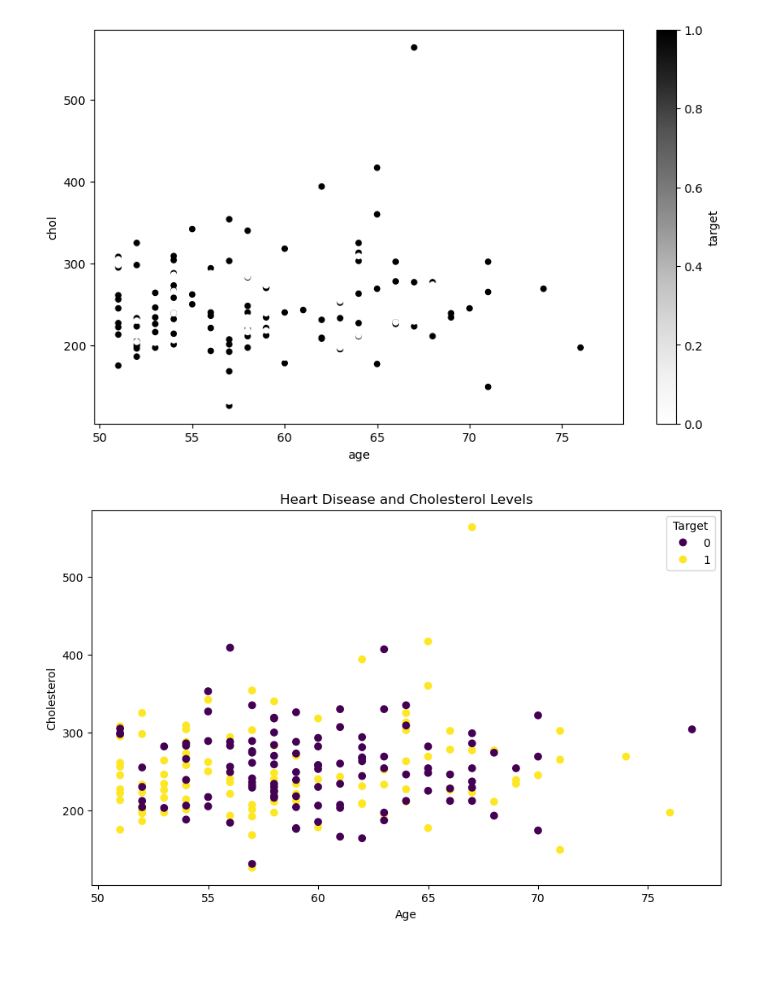
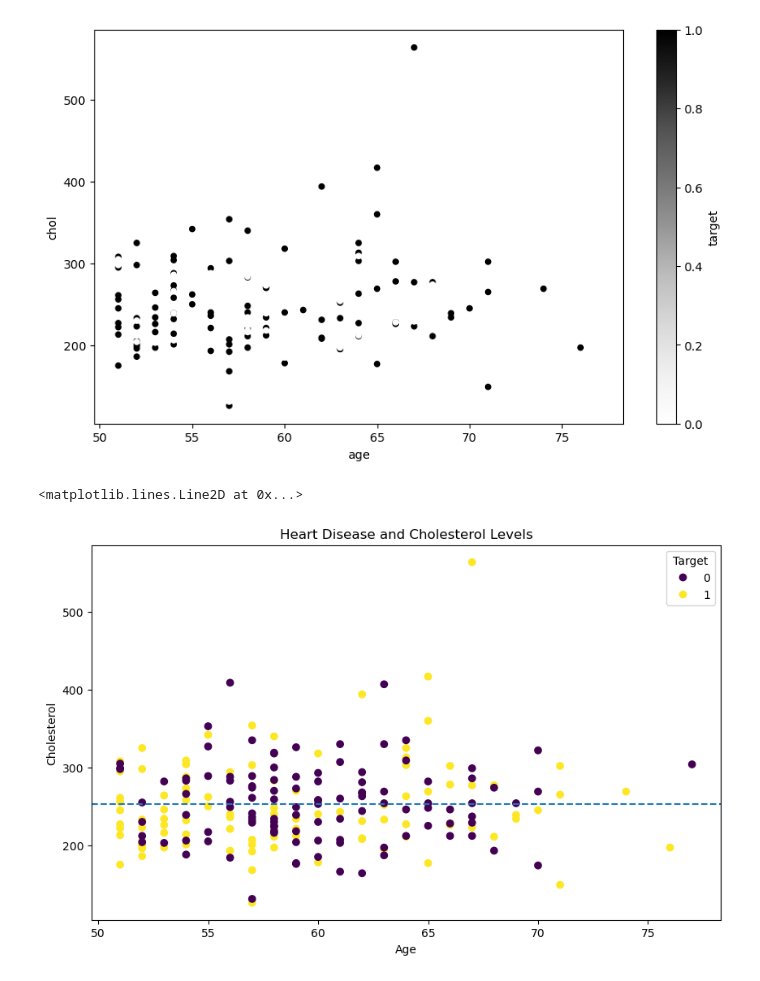
Before and after one commit to Tarun-Mittal-cell/dataAnalysisPandasNumpy, a Jupyter notebook: Introduction to Matplotlib.ipynb, the cells around one changed output. Drawn from its saved outputs; the diff is of its cells as text; code cells hidden in the pictures.

```diff
--- a/Introduction to Matplotlib.ipynb
+++ b/Introduction to Matplotlib.ipynb
@@ -433,21 +433,22 @@ over_50.plot(kind='scatter',
 # %%
 # OO method from scratch
 fig, ax = plt.subplots(figsize = (10,6))
 
 # Plot the data
 scatter = ax.scatter(x=over_50["age"],
                      y=over_50["chol"],
                      c=over_50["target"])
 # Customize the plot
 ax.set(title ="Heart Disease and Cholesterol Levels",
        xlabel="Age",
        ylabel="Cholesterol");
 
 # Add a legend
 ax.legend(*scatter.legend_elements(), title="Target");
 
 # Add a horizontal line
 ax.axhline(over_50["chol"].mean(),
-              linestyle)
+              linestyle='--')
 # %% [output]
+<matplotlib.lines.Line2D at 0x...>
-[figure, old version]
+[figure, new version]
```
Also changed, not shown: parts of 2 cells of this notebook.
